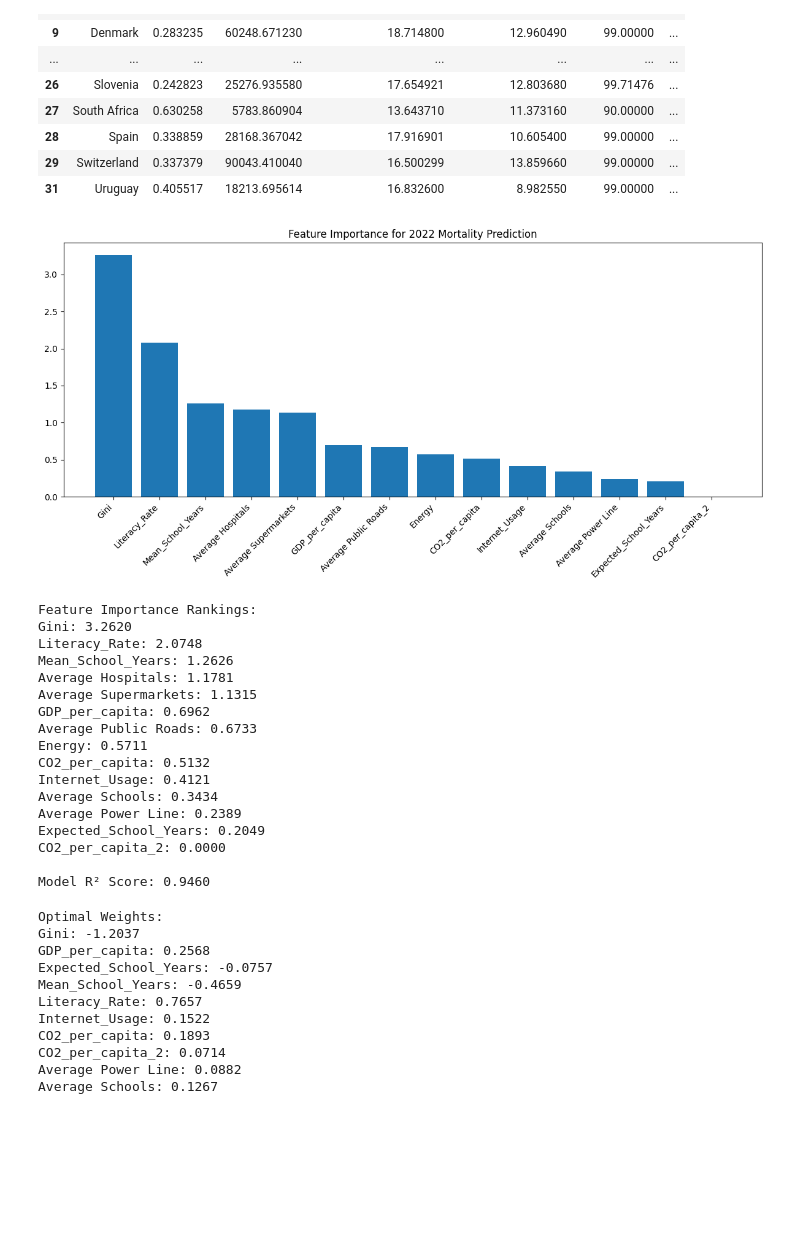
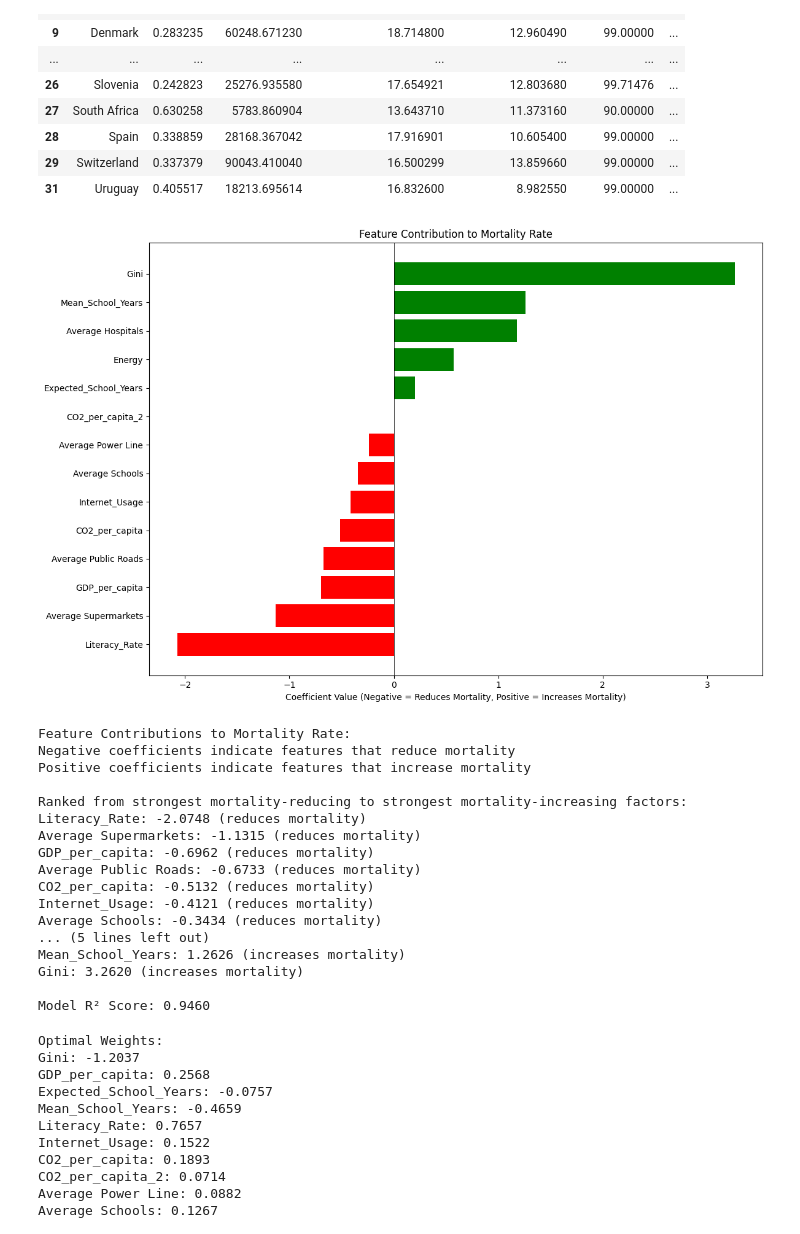
Before and after one commit to DavidBShan/BDC-Wealth, a Jupyter notebook: data_analysis_w_infrastructure.ipynb, the cells around one changed output. Drawn from its saved outputs; the diff is of its cells as text; code cells hidden in the pictures; blank space fills up the shorter version.

```diff
--- a/data_analysis_w_infrastructure.ipynb
+++ b/data_analysis_w_infrastructure.ipynb
@@ -63,52 +63,57 @@ y = recent_data['Mortality_2022']
 # %%
 
 scaler = StandardScaler()
 X_scaled = scaler.fit_transform(X)
 X_scaled = pd.DataFrame(X_scaled, columns=X.columns)
 
 # Fit linear regression model
 model = LinearRegression()
 model.fit(X_scaled, y)
+# Create DataFrame with actual coefficients (not absolute values)
+feature_contribution = pd.DataFrame({
+    'Feature': X.columns,
+    'Coefficient': model.coef_
+})
+feature_contribution = feature_contribution.sort_values('Coefficient', ascending=True)
 
-# Get feature importance based on absolute coefficients
-feature_importance = pd.DataFrame({
-    'Feature': X.columns,
-    'Importance': np.abs(model.coef_)
-})
-feature_importance = feature_importance.sort_values('Importance', ascending=False)
-
-# Plot feature importance
-plt.figure(figsize=(12, 6))
-plt.bar(feature_importance['Feature'], feature_importance['Importance'])
-plt.xticks(rotation=45, ha='right')
-plt.title('Feature Importance for 2022 Mortality Prediction')
+# Create a horizontal bar plot
+plt.figure(figsize=(12, 8))
+colors = ['red' if x < 0 else 'green' for x in feature_contribution['Coefficient']]
+plt.barh(feature_contribution['Feature'], feature_contribution['Coefficient'], color=colors)
+plt.axvline(x=0, color='black', linestyle='-', linewidth=0.5)
+plt.title('Feature Contribution to Mortality Rate')
+plt.xlabel('Coefficient Value (Negative = Reduces Mortality, Positive = Increases Mortality)')
 plt.tight_layout()
 plt.show()
 
-# Print feature importance with their coefficients
-print("\nFeature Importance Rankings:")
-for idx, row in feature_importance.iterrows():
-    print(f"{row['Feature']}: {row['Importance']:.4f}")
+# Print feature contributions with direction
+print("\nFeature Contributions to Mortality Rate:")
+print("Negative coefficients indicate features that reduce mortality")
+print("Positive coefficients indicate features that increase mortality")
+print("\nRanked from strongest mortality-reducing to strongest mortality-increasing factors:")
+for idx, row in feature_contribution.iterrows():
+    direction = "increases" if row['Coefficient'] > 0 else "reduces"
+    print(f"{row['Feature']}: {row['Coefficient']:.4f} ({direction} mortality)")
 
 # Print model performance
 print(f"\nModel R² Score: {model.score(X_scaled, y):.4f}")
 # %% [output]
-[figure, old version]
+[figure, new version]
-Feature Importance Rankings:
-Gini: 3.2620
-Literacy_Rate: 2.0748
-Mean_School_Years: 1.2626
-Average Hospitals: 1.1781
-Average Supermarkets: 1.1315
-GDP_per_capita: 0.6962
-Average Public Roads: 0.6733
-Energy: 0.5711
-CO2_per_capita: 0.5132
-Internet_Usage: 0.4121
-Average Schools: 0.3434
-Average Power Line: 0.2389
-Expected_School_Years: 0.2049
-CO2_per_capita_2: 0.0000
+Feature Contributions to Mortality Rate:
+Negative coefficients indicate features that reduce mortality
+Positive coefficients indicate features that increase mortality
+
+Ranked from strongest mortality-reducing to strongest mortality-increasing factors:
+Literacy_Rate: -2.0748 (reduces mortality)
+Average Supermarkets: -1.1315 (reduces mortality)
+GDP_per_capita: -0.6962 (reduces mortality)
+Average Public Roads: -0.6733 (reduces mortality)
+CO2_per_capita: -0.5132 (reduces mortality)
+Internet_Usage: -0.4121 (reduces mortality)
+Average Schools: -0.3434 (reduces mortality)
+... (5 lines left out)
+Mean_School_Years: 1.2626 (increases mortality)
+Gini: 3.2620 (increases mortality)
 
 Model R² Score: 0.9460
 # %%
```
Also changed, not shown: 9 other files.
